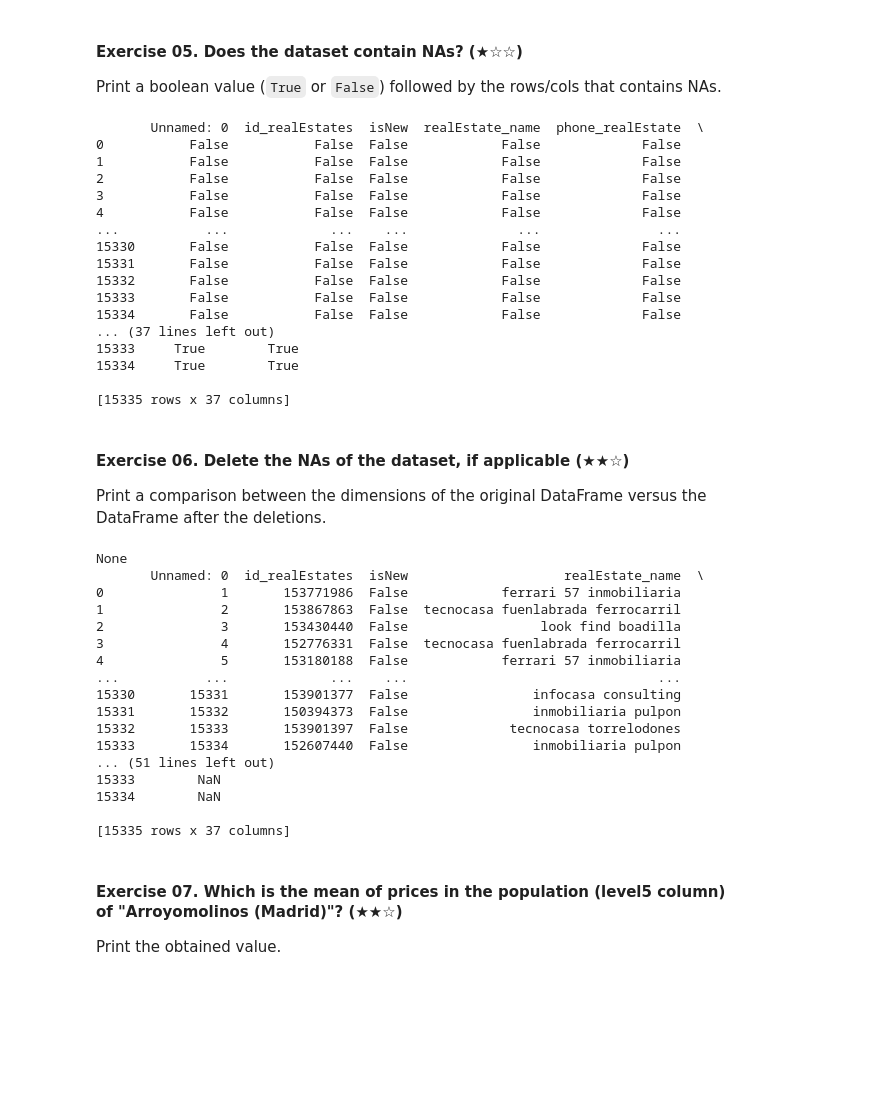
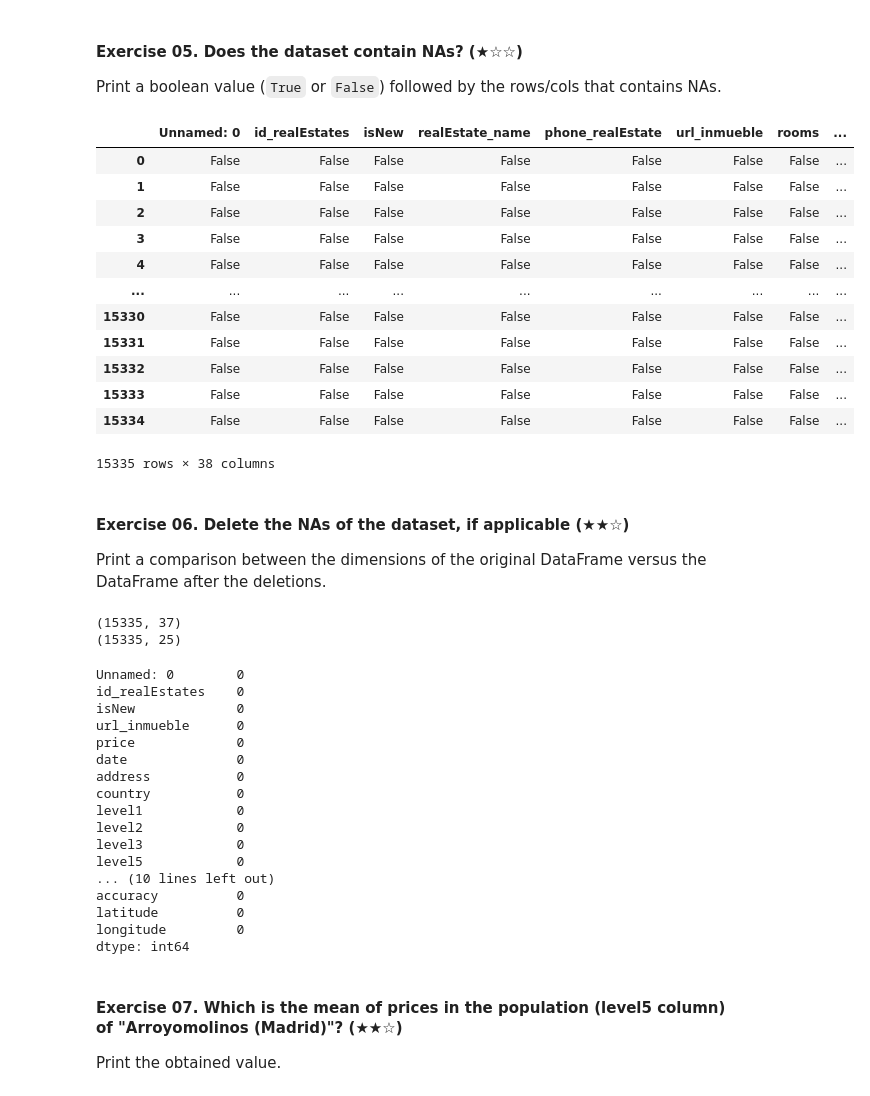
Before and after one commit to Kimerlee/realestate-datacleanup-exercise, a Jupyter notebook: project.ipynb, the cells around one changed output. Cells and saved outputs as stored; diff of their text form; code cells hidden in the pictures; blank space fills up the shorter version.

```diff
--- a/project.ipynb
+++ b/project.ipynb
@@ -106,26 +106,22 @@ Print a boolean value (`True` or `False`) followed by the rows/cols that contain
 # %%
 # TODO
 nan = ds.isna()
 
-print(nan)
+nan
 # %% [output]
+|  | Unnamed: 0 | id_realEstates | isNew | realEstate_name | phone_realEstate | url_inmueble | rooms | ... |
+| 0 | False | False | False | False | False | False | False | ... |
+| 1 | False | False | False | False | False | False | False | ... |
+| 2 | False | False | False | False | False | False | False | ... |
+| 3 | False | False | False | False | False | False | False | ... |
+| 4 | False | False | False | False | False | False | False | ... |
+| ... | ... | ... | ... | ... | ... | ... | ... | ... |
+| 15330 | False | False | False | False | False | False | False | ... |
+| 15331 | False | False | False | False | False | False | False | ... |
+| 15332 | False | False | False | False | False | False | False | ... |
+| 15333 | False | False | False | False | False | False | False | ... |
+| 15334 | False | False | False | False | False | False | False | ... |
-       Unnamed: 0  id_realEstates  isNew  realEstate_name  phone_realEstate  \
-0           False           False  False            False             False
-1           False           False  False            False             False
-2           False           False  False            False             False
-3           False           False  False            False             False
-4           False           False  False            False             False
-...           ...             ...    ...              ...               ...
-15330       False           False  False            False             False
-15331       False           False  False            False             False
-15332       False           False  False            False             False
-15333       False           False  False            False             False
-15334       False           False  False            False             False
-... (37 lines left out)
-15333     True        True
-15334     True        True
-
-[15335 rows x 37 columns]
+15335 rows × 38 columns
 # %% [markdown]
 #### Exercise 06. Delete the NAs of the dataset, if applicable (★★☆)
 
@@ -134,29 +130,33 @@ Print a comparison between the dimensions of the original DataFrame versus the D
 # TODO
 import pandas as pd
 
-ds_2 = ds.dropna(inplace=True)
-print(ds_2)
+ds_2 = ds.dropna(axis=1)
+print(ds.shape)
+print(ds_2.shape)
 
-ds = pd.read_csv('assets/real_estate.csv', sep=';')
-print(ds)
+ds_2.isna().sum()
+
+#ds = pd.read_csv('assets/real_estate.csv', sep=';')
 # %% [output]
-None
-       Unnamed: 0  id_realEstates  isNew                    realEstate_name  \
-0               1       153771986  False            ferrari 57 inmobiliaria
-1               2       153867863  False  tecnocasa fuenlabrada ferrocarril
-2               3       153430440  False                 look find boadilla
-3               4       152776331  False  tecnocasa fuenlabrada ferrocarril
-4               5       153180188  False            ferrari 57 inmobiliaria
-...           ...             ...    ...                                ...
-15330       15331       153901377  False                infocasa consulting
-15331       15332       150394373  False                inmobiliaria pulpon
-15332       15333       153901397  False             tecnocasa torrelodones
-15333       15334       152607440  False                inmobiliaria pulpon
-... (51 lines left out)
-15333        NaN
-15334        NaN
-
-[15335 rows x 37 columns]
+(15335, 37)
+(15335, 25)
+Unnamed: 0        0
+id_realEstates    0
+isNew             0
+url_inmueble      0
+price             0
+date              0
+address           0
+country           0
+level1            0
+level2            0
+level3            0
+level5            0
+... (10 lines left out)
+accuracy          0
+latitude          0
+longitude         0
+dtype: int64
 # %% [markdown]
 #### Exercise 07. Which is the mean of prices in the population (level5 column) of "Arroyomolinos (Madrid)"? (★★☆)
 
```
Also changed, not shown: parts of 5 cells of this notebook.
